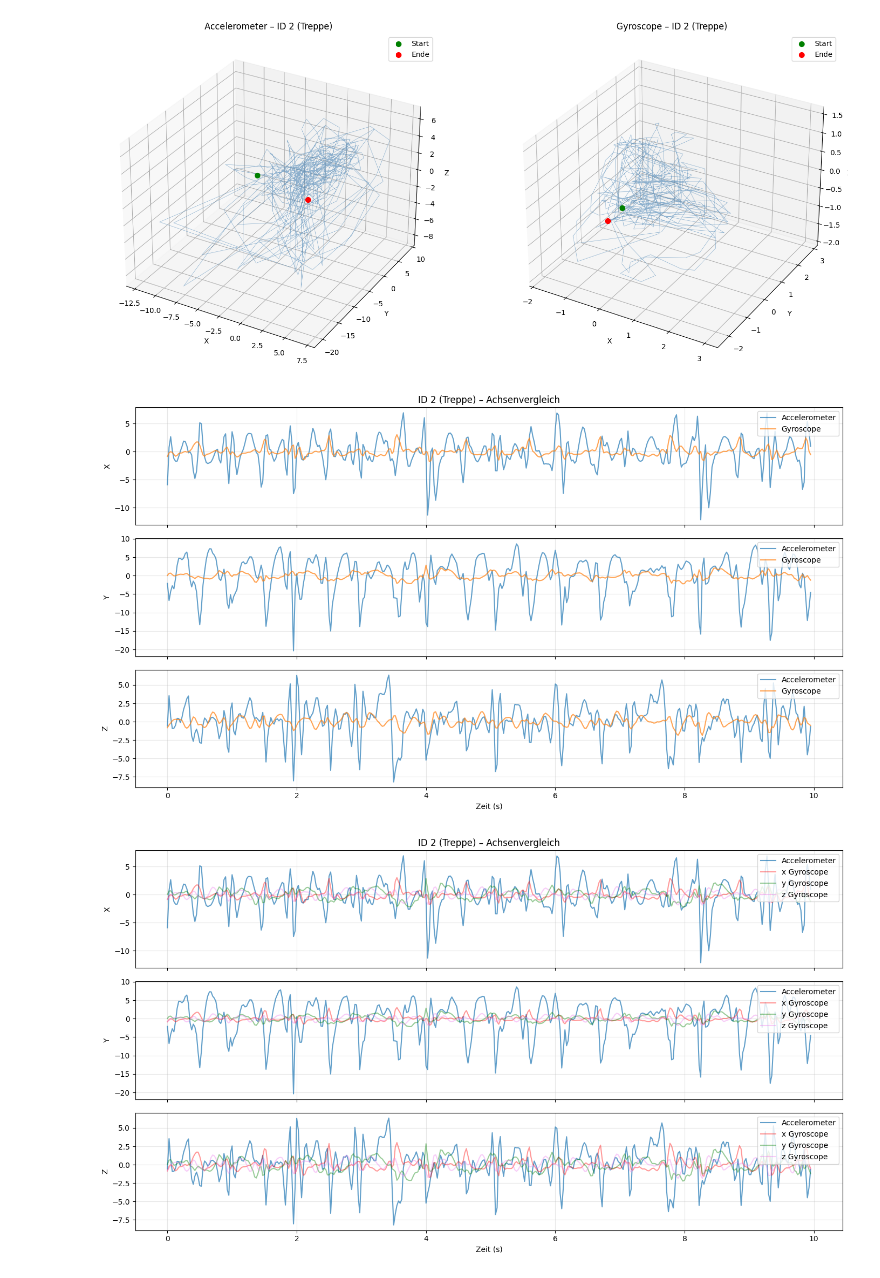
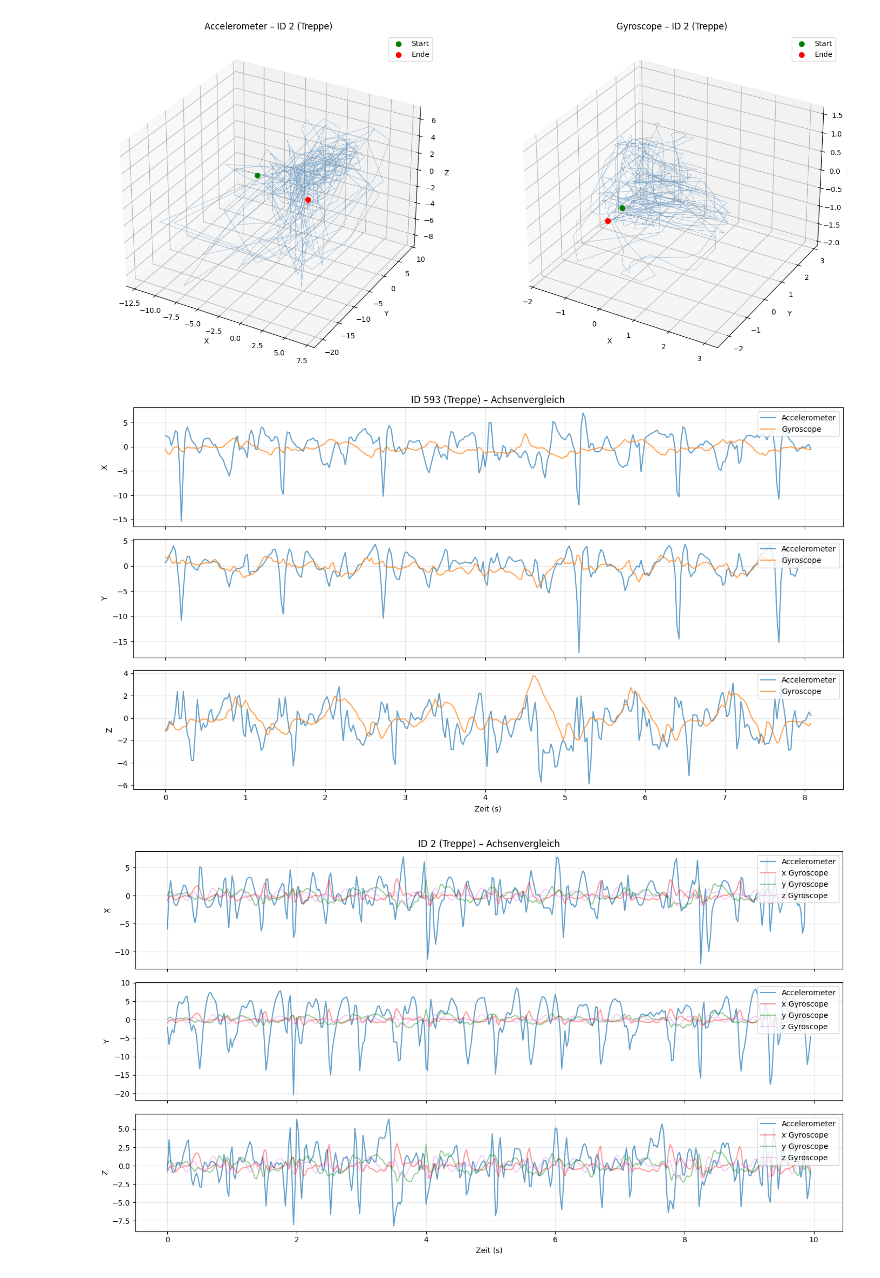
Before and after one commit to raphaelschuepbach/Sensor-based-Activity-Recognition, a Jupyter notebook: EDA_Notebooks/merge_data.ipynb, the cells around one changed output. Drawn from its saved outputs; the diff is of its cells as text; code cells hidden in the pictures.

```diff
--- a/EDA_Notebooks/merge_data.ipynb
+++ b/EDA_Notebooks/merge_data.ipynb
@@ -305,25 +307,25 @@ plt.show()
 # %% [output]
 [figure]
 # %%
-id_to_plot = 2
+id_to_plot = 593
 data = merged_df[merged_df["ID"] == id_to_plot]
 time = data["time_elapsed"]
 
 fig, axes = plt.subplots(3, 1, figsize=(14, 8), sharex=True)
 
 for ax, axis in zip(axes, ["x", "y", "z"]):
     ax.plot(time, data[f"{axis}_acc"], label="Accelerometer", alpha=0.7)
     ax.plot(time, data[f"{axis}_gyr"], label="Gyroscope",     alpha=0.7)
     ax.set_ylabel(axis.upper())
     ax.legend(loc="upper right")
     ax.grid(True, alpha=0.3)
 
 axes[0].set_title(f"ID {id_to_plot} ({data['Tag'].iloc[0]}) – Achsenvergleich")
 axes[2].set_xlabel("Zeit (s)")
 plt.tight_layout()
 plt.show()
 # %% [output]
-[figure, old version]
+[figure, new version]
 # %%
 id_to_plot = 2
 data = merged_df[merged_df["ID"] == id_to_plot]
```
Also changed, not shown: parts of 6 cells of this notebook, 1 other file.
